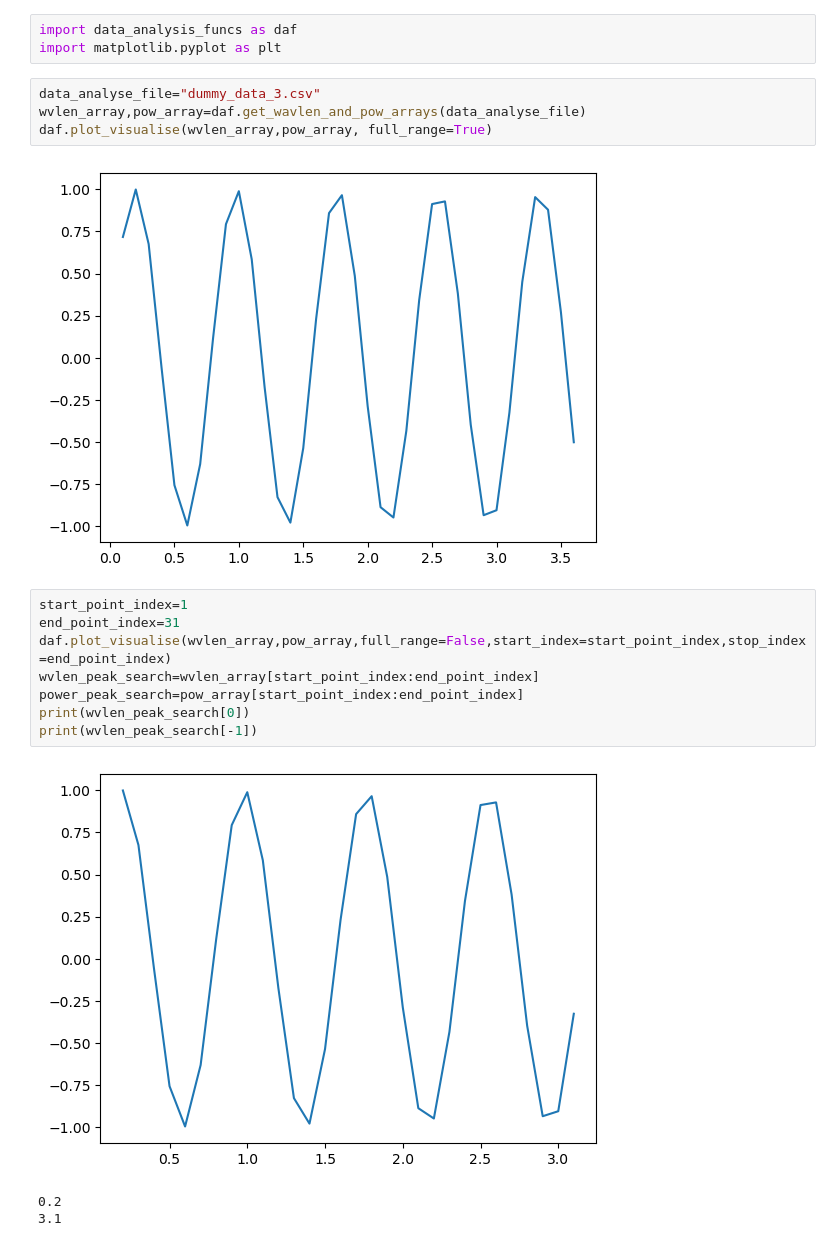
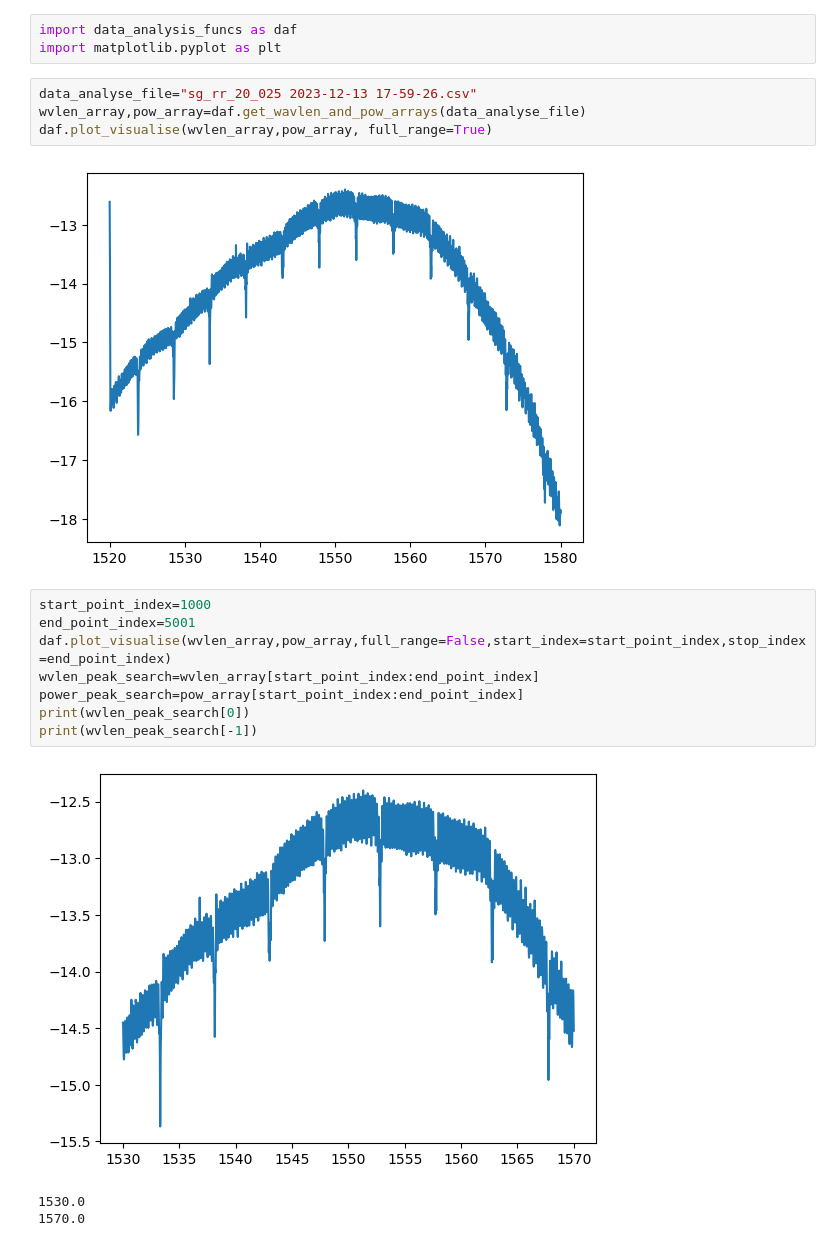
Before and after one commit to tdasanjh/team-chip-project, a Jupyter notebook: data_analysis/data_analysis_notebook.ipynb, the cells around one changed output. Drawn from its saved outputs; the diff is of its cells as text.

```diff
--- a/data_analysis/data_analysis_notebook.ipynb
+++ b/data_analysis/data_analysis_notebook.ipynb
@@ -2,21 +2,21 @@
 import data_analysis_funcs as daf
 import matplotlib.pyplot as plt
 # %%
-data_analyse_file="dummy_data_3.csv"
+data_analyse_file="sg_rr_20_025 2023-12-13 17-59-26.csv"
 wvlen_array,pow_array=daf.get_wavlen_and_pow_arrays(data_analyse_file)
 daf.plot_visualise(wvlen_array,pow_array, full_range=True)
 # %% [output]
-[figure, old version]
+[figure, new version]
 # %%
-start_point_index=1
-end_point_index=31
+start_point_index=1000
+end_point_index=5001
 daf.plot_visualise(wvlen_array,pow_array,full_range=False,start_index=start_point_index,stop_index=end_point_index)
 wvlen_peak_search=wvlen_array[start_point_index:end_point_index]
 power_peak_search=pow_array[start_point_index:end_point_index]
 print(wvlen_peak_search[0])
 print(wvlen_peak_search[-1])
 # %% [output]
-[figure, old version]
+[figure, new version]
-0.2
-3.1
+1530.0
+1570.0
 # %%
```
Also changed, not shown: parts of 2 cells of this notebook, 1 other file.
